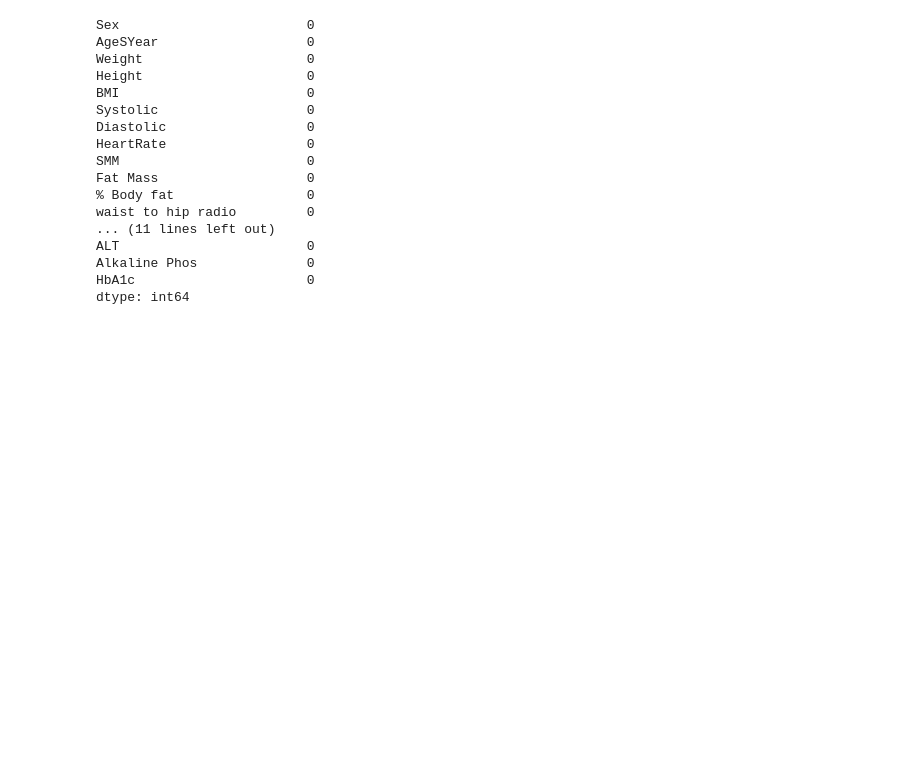
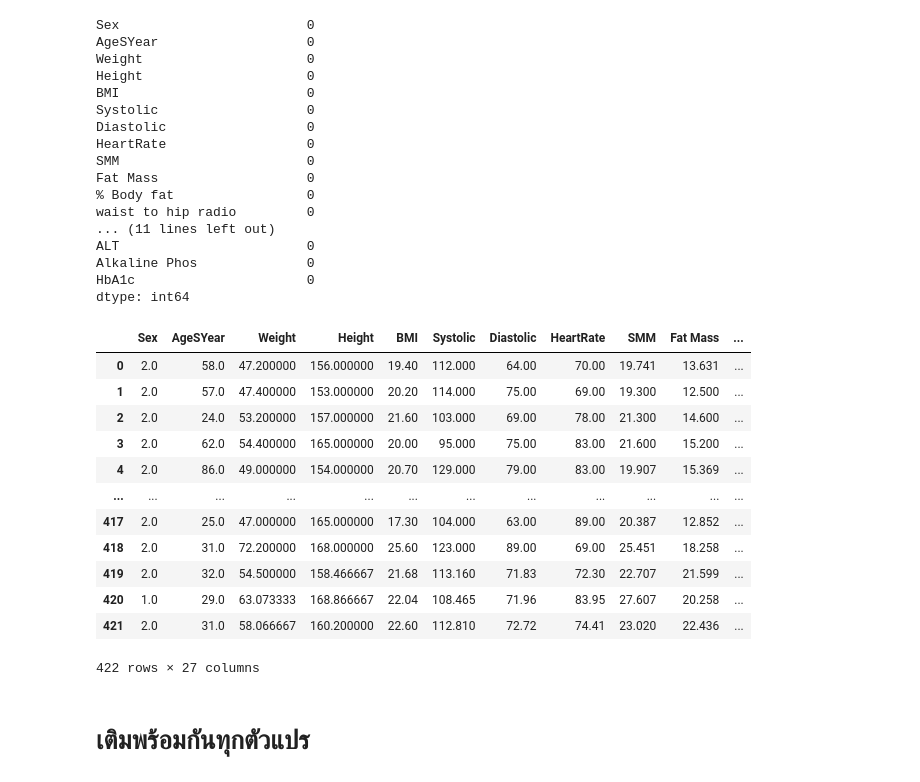
Before and after one commit to BooEiEi/project, a Jupyter notebook: imputation_final.ipynb, the cells around one changed output. Cells and saved outputs as stored; diff of their text form; code cells hidden in the pictures; blank space fills up the shorter version.

```diff
--- a/imputation_final.ipynb
+++ b/imputation_final.ipynb
@@ -45,6 +45,8 @@ data
 | 420 | 1 | 29.0 | 8.93 | NaN | NaN | NaN | NaN | NaN | NaN | ... |
 | 421 | 2 | 31.0 | 7.92 | NaN | NaN | NaN | NaN | NaN | NaN | ... |
 422 rows × 27 columns
+# %%
+telomere = data.loc[:,['telomere length (kb) ']]
 # %%
 data.drop('telomere length (kb) ',1,inplace = True)
 # %%
@@ -316,4 +336,21 @@ ALT                        0
 Alkaline Phos              0
 HbA1c                      0
 dtype: int64
+# %%
+result = dataset.join(telomere)
+result
+# %% [output]
+|  | Sex | AgeSYear | Weight | Height | BMI | Systolic | Diastolic | HeartRate | SMM | Fat Mass | ... |
+| 0 | 2.0 | 58.0 | 47.200000 | 156.000000 | 19.40 | 112.000 | 64.00 | 70.00 | 19.741 | 13.631 | ... |
+| 1 | 2.0 | 57.0 | 47.400000 | 153.000000 | 20.20 | 114.000 | 75.00 | 69.00 | 19.300 | 12.500 | ... |
+| 2 | 2.0 | 24.0 | 53.200000 | 157.000000 | 21.60 | 103.000 | 69.00 | 78.00 | 21.300 | 14.600 | ... |
+| 3 | 2.0 | 62.0 | 54.400000 | 165.000000 | 20.00 | 95.000 | 75.00 | 83.00 | 21.600 | 15.200 | ... |
+| 4 | 2.0 | 86.0 | 49.000000 | 154.000000 | 20.70 | 129.000 | 79.00 | 83.00 | 19.907 | 15.369 | ... |
+| ... | ... | ... | ... | ... | ... | ... | ... | ... | ... | ... | ... |
+| 417 | 2.0 | 25.0 | 47.000000 | 165.000000 | 17.30 | 104.000 | 63.00 | 89.00 | 20.387 | 12.852 | ... |
+| 418 | 2.0 | 31.0 | 72.200000 | 168.000000 | 25.60 | 123.000 | 89.00 | 69.00 | 25.451 | 18.258 | ... |
+| 419 | 2.0 | 32.0 | 54.500000 | 158.466667 | 21.68 | 113.160 | 71.83 | 72.30 | 22.707 | 21.599 | ... |
+| 420 | 1.0 | 29.0 | 63.073333 | 168.866667 | 22.04 | 108.465 | 71.96 | 83.95 | 27.607 | 20.258 | ... |
+| 421 | 2.0 | 31.0 | 58.066667 | 160.200000 | 22.60 | 112.810 | 72.72 | 74.41 | 23.020 | 22.436 | ... |
+422 rows × 27 columns
 # %%
@@ -320,0 +358,2 @@ dataset.to_csv(os.path.join(path,'df_1.csv'))
+# %% [markdown]
+# เติมพร้อมกันทุกตัวแปร
```
Also changed, not shown: parts of 11 cells of this notebook.
